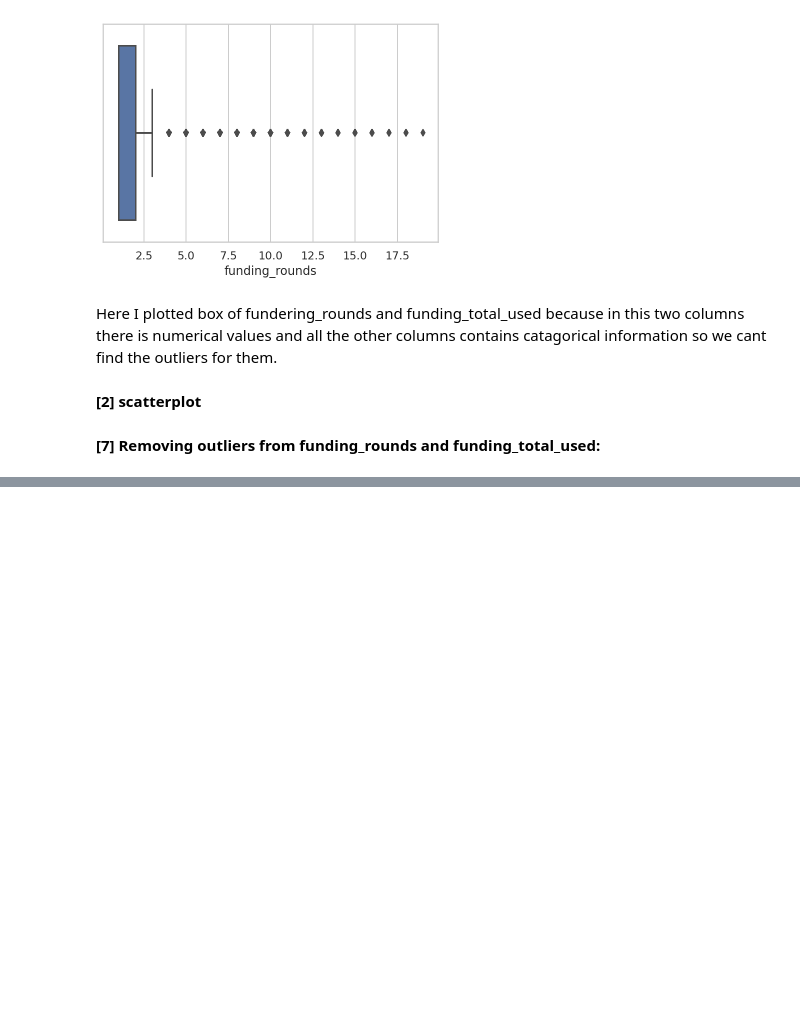
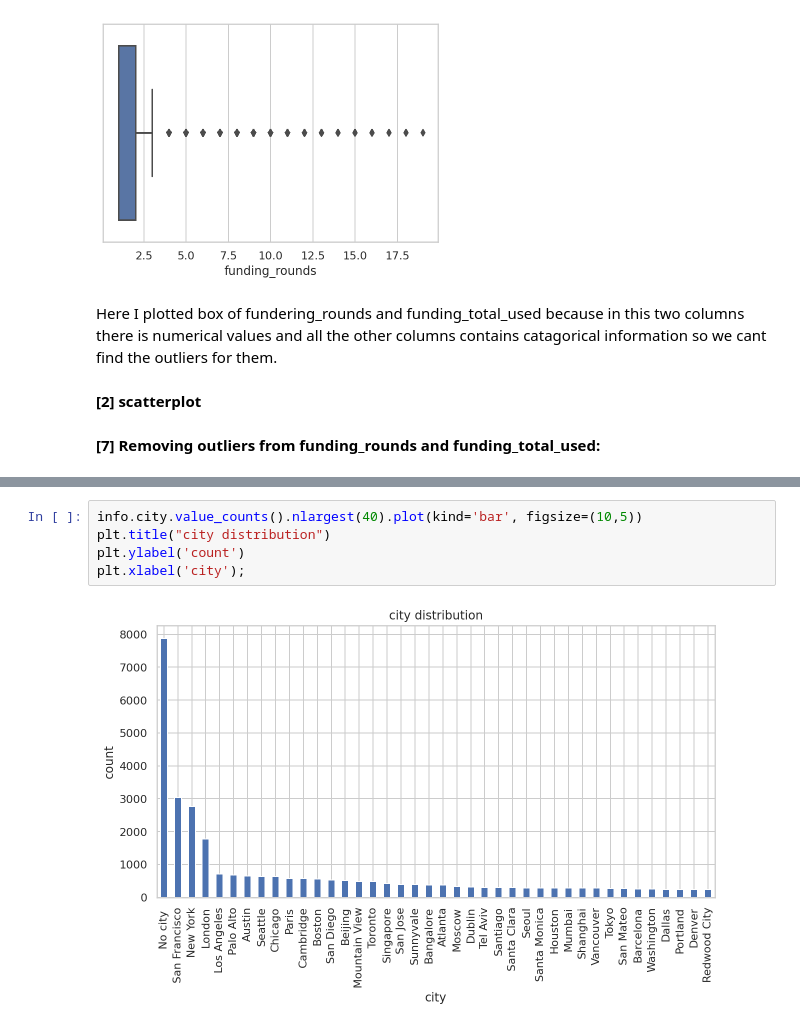
Before and after one commit to NileshCT/EDA_PROJECT, a Jupyter notebook: EDA_Project.ipynb, the cells around one changed output, grey strips where cells are left out. Cells and saved outputs as stored; diff of their text form; blank space fills up the shorter version.

```diff
--- a/EDA_Project.ipynb
+++ b/EDA_Project.ipynb
@@ -474,0 +474,7 @@ plt.xlabel('category_list');
+# %%
+info.city.value_counts().nlargest(40).plot(kind='bar', figsize=(10,5))
+plt.title("city distribution")
+plt.ylabel('count')
+plt.xlabel('city');
+# %% [output]
+[figure, added]
```
Also changed, not shown: parts of 12 cells of this notebook.
